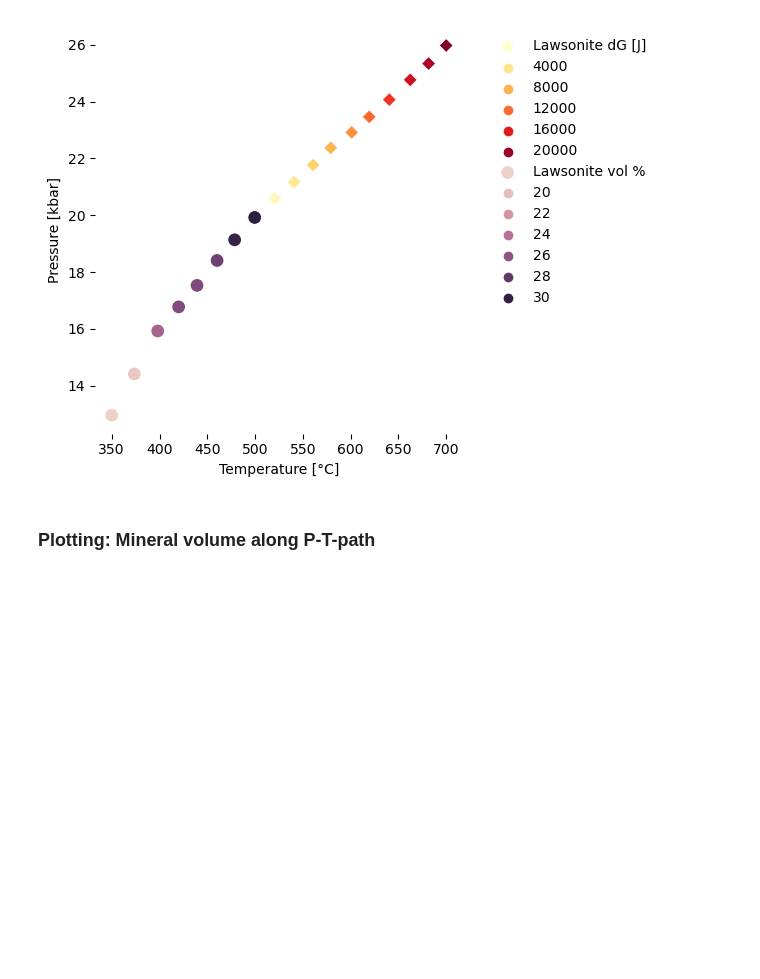
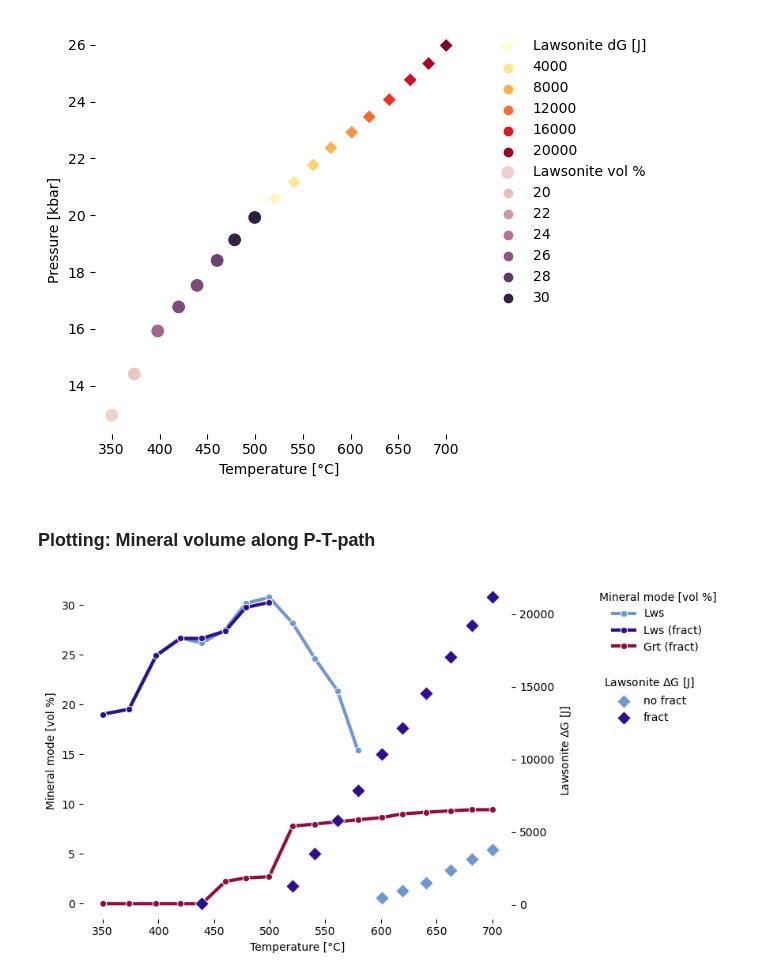
Before and after one commit to Theriak-Domino/pytheriak, a Jupyter notebook: examples/02_PTpath.ipynb, the cells around one changed output. Drawn from its saved outputs; the diff is of its cells as text; code cells hidden in the pictures; blank space fills up the shorter version.

Commit message:
Added additional plot

```diff
--- a/examples/02_PTpath.ipynb
+++ b/examples/02_PTpath.ipynb
@@ -348,3 +325,69 @@ plt.show()
 [figure]
 # %% [markdown]
 ### Plotting: Mineral volume along P-T-path
+# %%
+COLOR_GARNET = "#900C3F"
+COLOR_LAWSONITE = "#6c97d4"
+COLOR_LAWSONITE_FRAC = "#2e0e8f"
+# %%
+fig, axs = plt.subplots(figsize=(10, 5))
+
+sns.lineplot(data=laws_in_MORB,
+             x="Temperature",
+             y="Lawsonite vol %",
+             c=COLOR_LAWSONITE,
+             lw=3,
+             marker="o",
+             label="Lws",)
+
+sns.lineplot(data=laws_in_MORB_fract,
+             x="Temperature",
+             y="Lawsonite vol %",
+             c=COLOR_LAWSONITE_FRAC,
+             lw=3,
+             marker="o",
+             label="Lws (fract)")
+
+sns.lineplot(data=laws_in_MORB_fract,
+             x="Temperature",
+             y="Garnet vol %",
+             c=COLOR_GARNET,
+             lw=3,
+             marker="o",
+             label="Grt (fract)")
+
+axs2 = plt.twinx(axs)
+
+sns.scatterplot(data=laws_in_MORB,
+             x="Temperature",
+             y="Lawsonite dG",
+             c=COLOR_LAWSONITE,
+             marker="D",
+             s=80,
+             label="no fract",
+             ax=axs2)
+
+sns.scatterplot(data=laws_in_MORB_fract,
+             x="Temperature",
+             y="Lawsonite dG",
+             c=COLOR_LAWSONITE_FRAC,
+             marker="D",
+             s=80,
+             label="fract",
+             ax=axs2)
+
+axs.set_xlabel("Temperature [°C]")
+axs.set_ylabel("Mineral mode [vol %]")
+axs2.set_ylabel(r"Lawsonite $\Delta$G [J]")
+
+axs.legend(title="Mineral mode [vol %]", bbox_to_anchor=(1.5, 1), frameon=False)
+axs2.legend(title=r"Lawsonite $\Delta$G [J]", bbox_to_anchor=(1.45, 0.75), frameon=False)
+
+axs.set_frame_on(False)
+axs2.set_frame_on(False)
+
+fig.tight_layout()
+
+plt.show()
+# %% [output]
+[figure, added]
```
Also changed, not shown: parts of 2 cells of this notebook.
